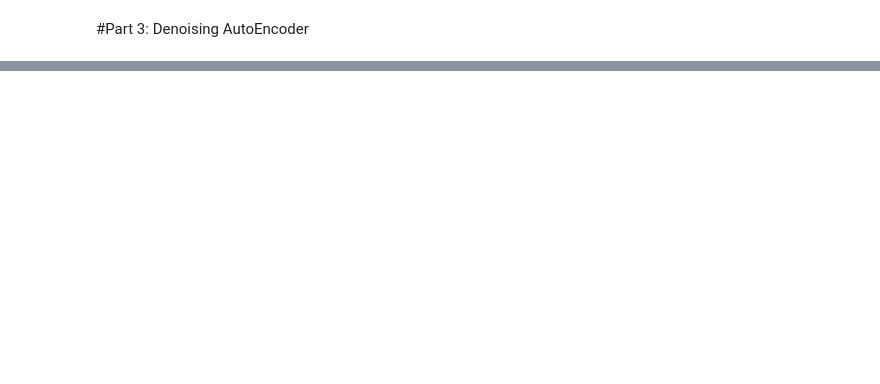
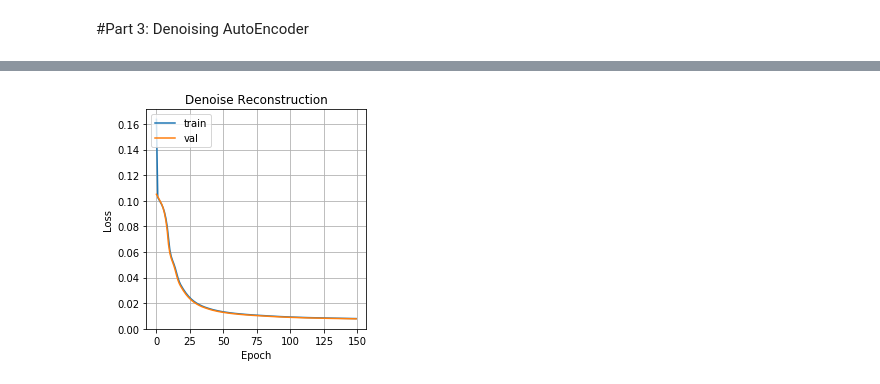
Before and after one commit to tshreegupta/ECE595DL, a Jupyter notebook: Project2/Project_2_Student_code.ipynb, the cells around one changed output, grey strips where cells are left out. Saved outputs shown, nothing was run; the diff lists cells and outputs as text; code cells hidden in the pictures; blank space fills up the shorter version.

```diff
--- a/Project2/Project_2_Student_code.ipynb
+++ b/Project2/Project_2_Student_code.ipynb
@@ -565,0 +564,17 @@ def dae():
+# %%
+#Create Denoising Auto-encoder
+conv_dae_noise = cae()
+
+#Compile model using an appropriate loss and optimizer algorithm
+#FILL THIS IN
+conv_dae_noise.compile(loss= 'mean_squared_error',
+                    optimizer= 'adam',
+                    metrics=['accuracy'])
+
+#Train the model and assign training meta-data to a variable
+#FILL THIS IN
+conv_dae_noise_meta = conv_dae_noise.fit(data_train_noisy,data_train_2Dreshape,
+                           batch_size=1024,
+                           epochs=150,
+                           shuffle=True,
+                           validation_data=(data_test_noisy,data_test_2Dreshape))
@@ -565,0 +599,17 @@ def dae():
+# %%
+#Plot loss vs epoch
+#FILL THIS CODE BLOCK IN AND PRODUCE PLOT
+fig =  plt.figure(figsize=(4, 4))
+
+#Plot MSE with sigmoid activation function
+ax = fig.add_subplot(1,1,1)
+ax.plot(conv_dae_noise_meta.history['loss'])
+ax.plot(conv_dae_noise_meta.history['val_loss'])
+ax.set_title('Denoise Reconstruction')
+ax.set_xlabel('Epoch')
+ax.set_ylabel('Loss')
+ax.legend(['train','val'],loc='upper left')
+ax.grid(True)
+fig.tight_layout()
+# %% [output]
+[figure, added]
```
Also changed, not shown: parts of 9 cells of this notebook.
